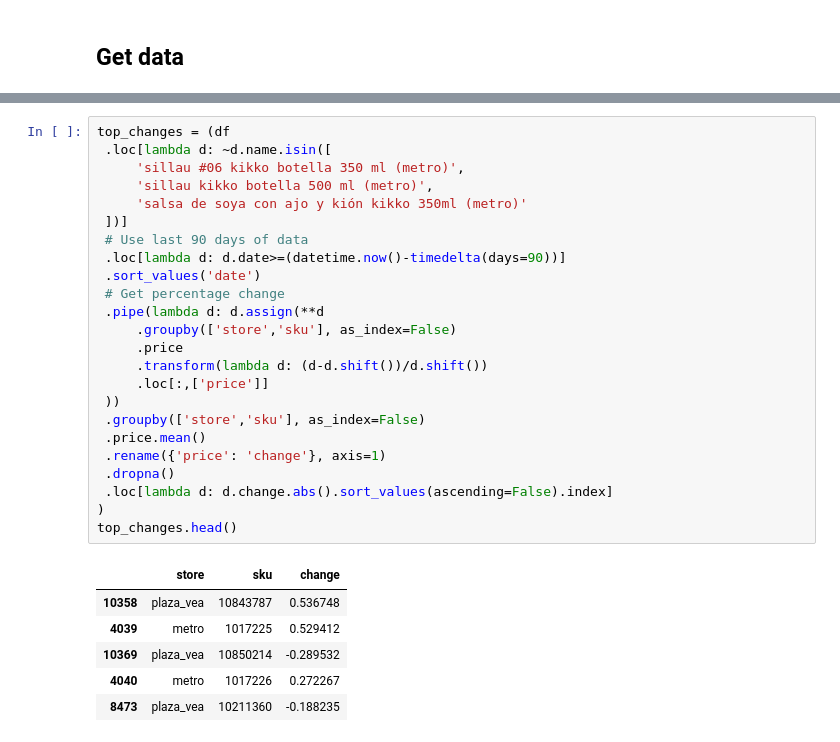
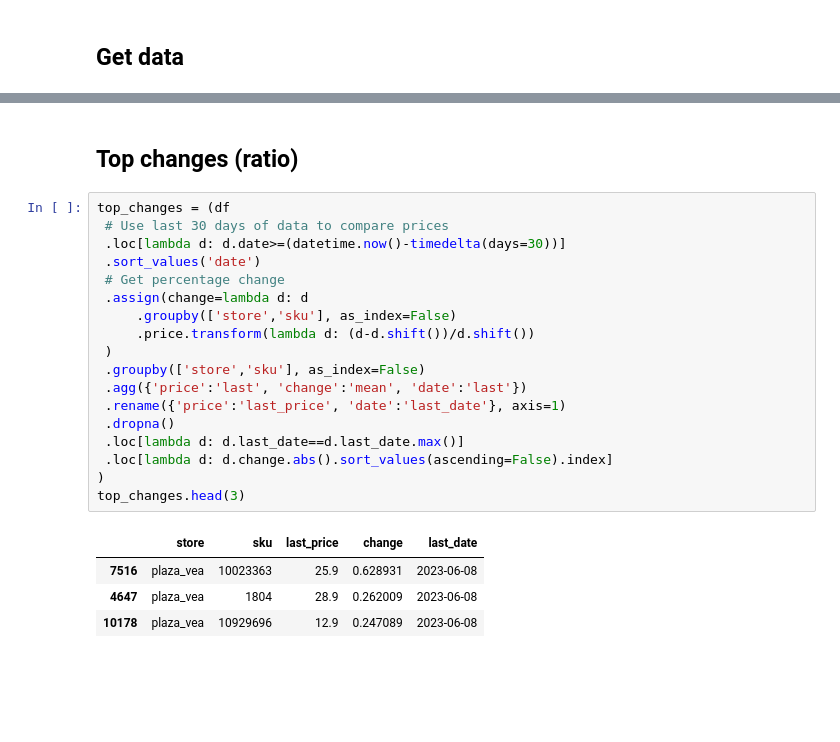
Before and after one commit to renato145/peru-prices, a Jupyter notebook: quarto_site/nbs/30092022_explore-data.ipynb, the cells around one changed output, grey strips where cells are left out. Cells and saved outputs as stored; diff of their text form; blank space fills up the shorter version.

```diff
--- a/quarto_site/nbs/30092022_explore-data.ipynb
+++ b/quarto_site/nbs/30092022_explore-data.ipynb
@@ -53,32 +54,26 @@ df.sample(3)
+# %% [markdown]
+## Top changes (ratio)
 # %%
 top_changes = (df
- .loc[lambda d: ~d.name.isin([
-     'sillau #06 kikko botella 350 ml (metro)',
-     'sillau kikko botella 500 ml (metro)',
-     'salsa de soya con ajo y kión kikko 350ml (metro)'
- ])]
- # Use last 90 days of data
- .loc[lambda d: d.date>=(datetime.now()-timedelta(days=90))]
+ # Use last 30 days of data to compare prices
+ .loc[lambda d: d.date>=(datetime.now()-timedelta(days=30))]
  .sort_values('date')
  # Get percentage change
- .pipe(lambda d: d.assign(**d
+ .assign(change=lambda d: d
      .groupby(['store','sku'], as_index=False)
-     .price
-     .transform(lambda d: (d-d.shift())/d.shift())
-     .loc[:,['price']]
- ))
+     .price.transform(lambda d: (d-d.shift())/d.shift())
+ )
  .groupby(['store','sku'], as_index=False)
- .price.mean()
- .rename({'price': 'change'}, axis=1)
+ .agg({'price':'last', 'change':'mean', 'date':'last'})
+ .rename({'price':'last_price', 'date':'last_date'}, axis=1)
  .dropna()
+ .loc[lambda d: d.last_date==d.last_date.max()]
  .loc[lambda d: d.change.abs().sort_values(ascending=False).index]
 )
-top_changes.head()
+top_changes.head(3)
 # %% [output]
-|  | store | sku | change |
-| 10358 | plaza_vea | 10843787 | 0.536748 |
-| 4039 | metro | 1017225 | 0.529412 |
-| 10369 | plaza_vea | 10850214 | -0.289532 |
-| 4040 | metro | 1017226 | 0.272267 |
-| 8473 | plaza_vea | 10211360 | -0.188235 |
+|  | store | sku | last_price | change | last_date |
+| 7516 | plaza_vea | 10023363 | 25.9 | 0.628931 | 2023-06-08 |
+| 4647 | plaza_vea | 1804 | 28.9 | 0.262009 | 2023-06-08 |
+| 10178 | plaza_vea | 10929696 | 12.9 | 0.247089 | 2023-06-08 |
 # %%
```
Also changed, not shown: parts of 23 cells of this notebook, 2 other files.
